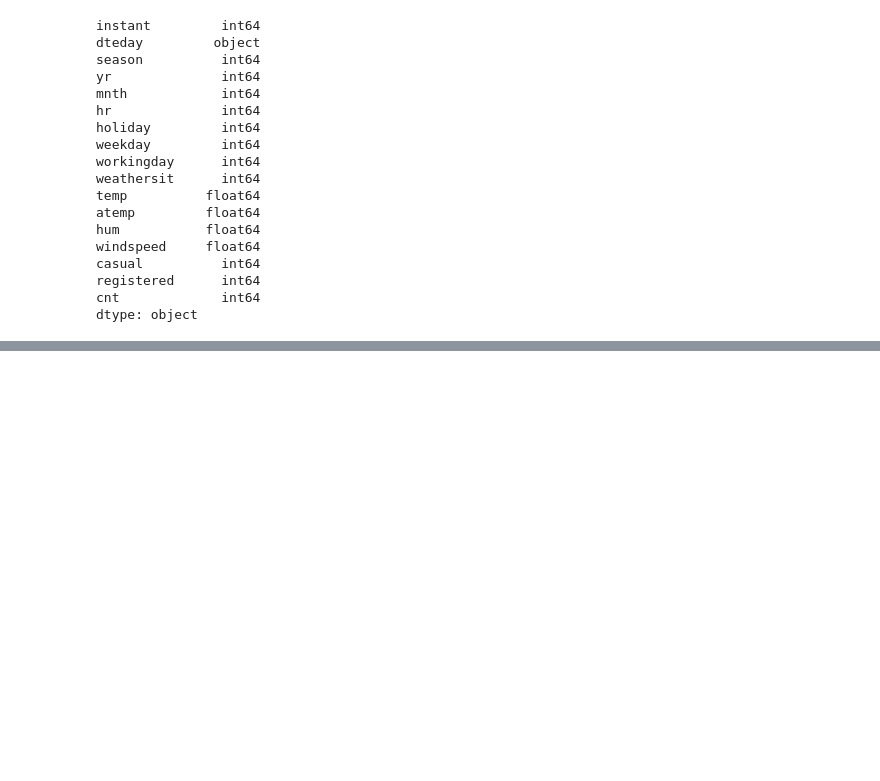
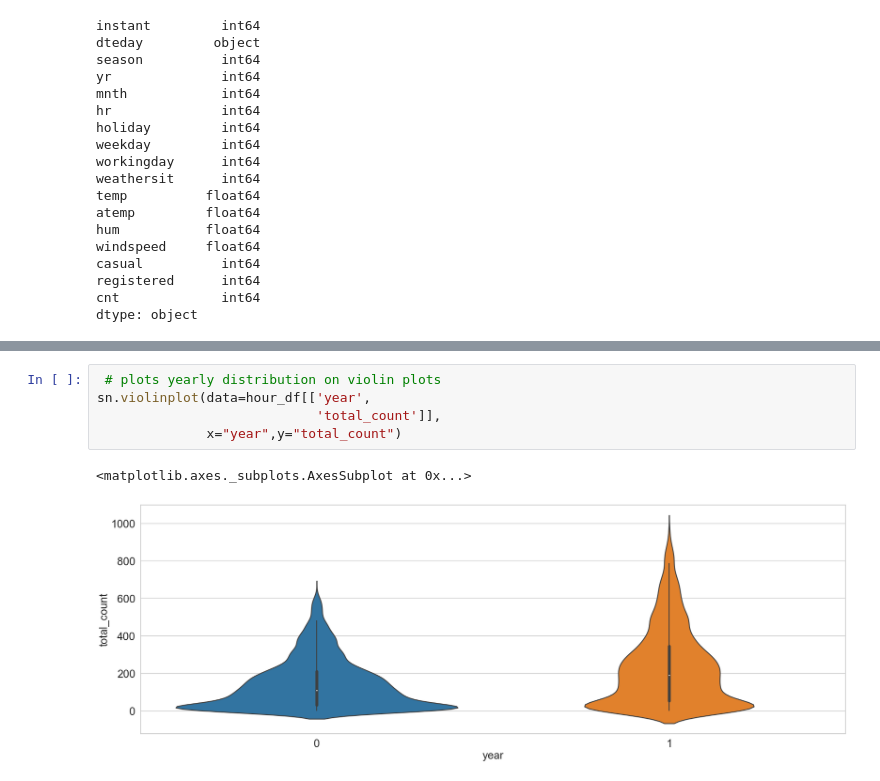
Before and after one commit to SrinivasaDK/datascience-projects, a Jupyter notebook: real_world_case_studies/bike_sharing_trends_analysis/Bike Sharing Trends Analysis.ipynb, the cells around one changed output, grey strips where cells are left out. Cells and saved outputs as stored; diff of their text form; blank space fills up the shorter version.

```diff
--- a/real_world_case_studies/bike_sharing_trends_analysis/Bike Sharing Trends Analysis.ipynb
+++ b/real_world_case_studies/bike_sharing_trends_analysis/Bike Sharing Trends Analysis.ipynb
@@ -74,0 +142,8 @@ hour_df.head()
+# %%
+ # plots yearly distribution on violin plots
+sn.violinplot(data=hour_df[['year',
+                            'total_count']],
+              x="year",y="total_count")
+# %% [output]
+<matplotlib.axes._subplots.AxesSubplot at 0x...>
+[figure, added]
```
Also changed, not shown: parts of 10 cells of this notebook, 13 other files.
